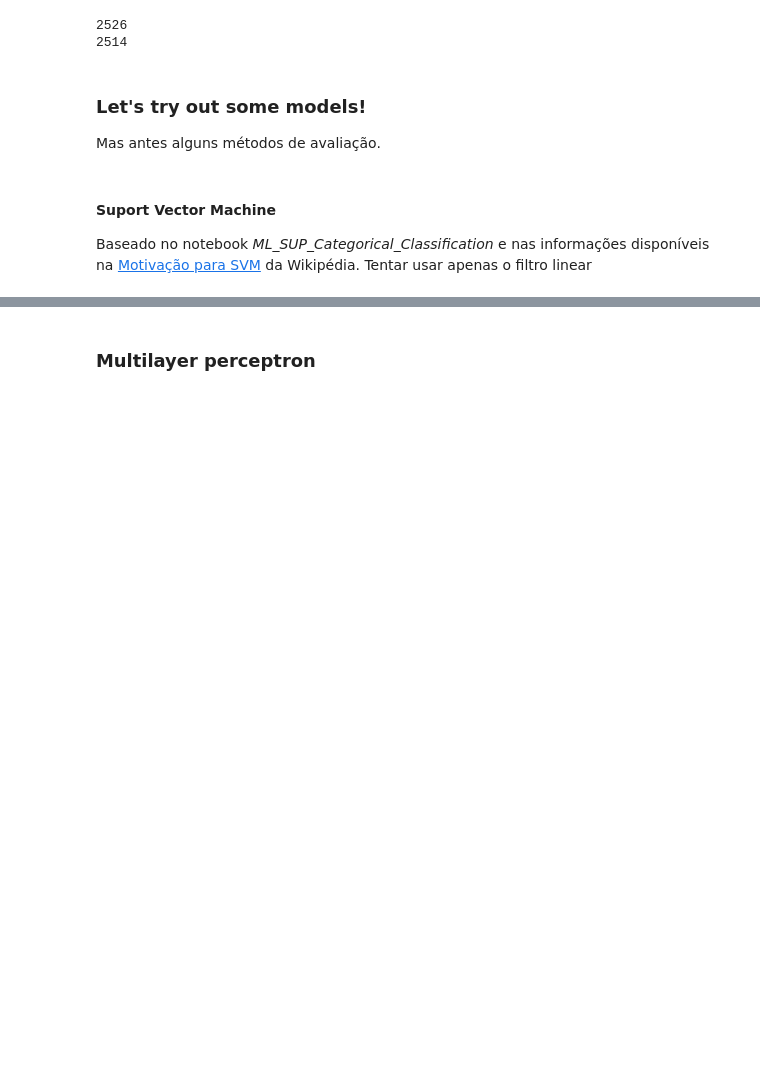
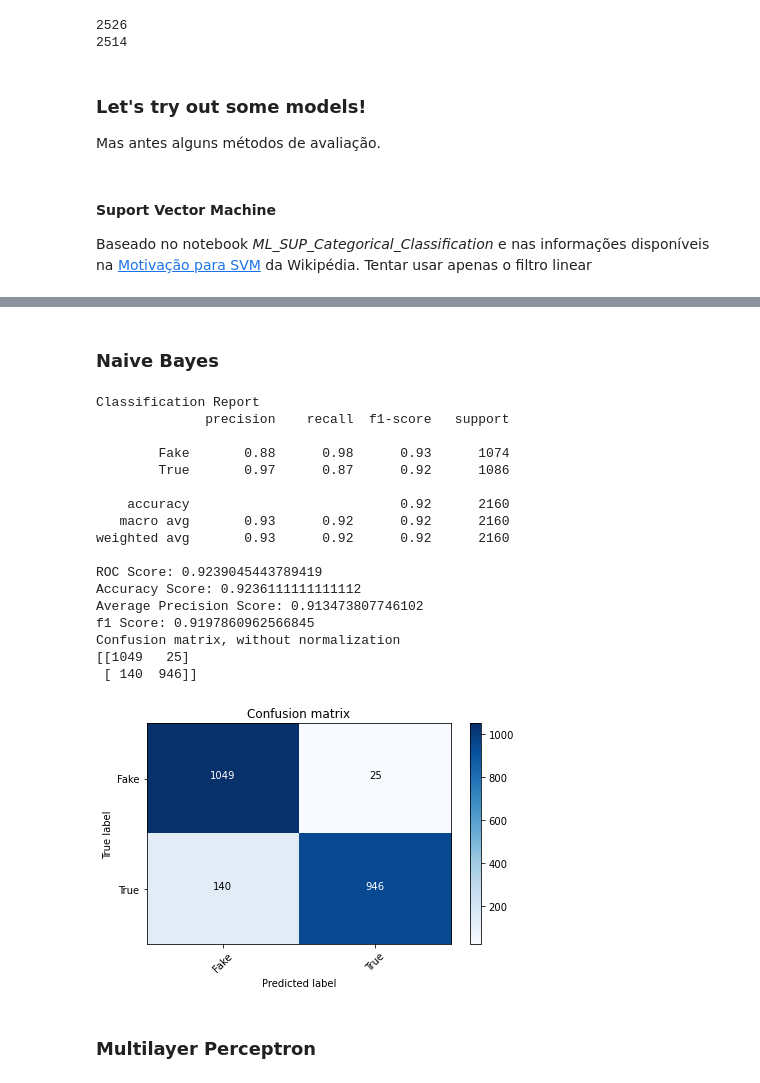
Before and after one commit to isaquepim/Isaura_detector, a Jupyter notebook: Fakebr.ipynb, the cells around one changed output, grey strips where cells are left out. Saved outputs shown, nothing was run; the diff lists cells and outputs as text; code cells hidden in the pictures; blank space fills up the shorter version.

```diff
--- a/Fakebr.ipynb
+++ b/Fakebr.ipynb
@@ -203,2 +261,31 @@ Confusion matrix, without normalization
-# %% [markdown]
-### Multilayer perceptron
+# %% [markdown]
+###  Naive Bayes
+# %%
+from sklearn import naive_bayes
+
+
+clf_bayes = naive_bayes.MultinomialNB()
+clf_bayes.fit(X_train,y_train)
+
+roc_bayes = clf_eval(clf_bayes,X_test,y_test)
+# %% [output]
+Classification Report
+              precision    recall  f1-score   support
+
+        Fake       0.88      0.98      0.93      1074
+        True       0.97      0.87      0.92      1086
+
+    accuracy                           0.92      2160
+   macro avg       0.93      0.92      0.92      2160
+weighted avg       0.93      0.92      0.92      2160
+
+ROC Score: 0.9239045443789419
+Accuracy Score: 0.9236111111111112
+Average Precision Score: 0.913473807746102
+f1 Score: 0.9197860962566845
+Confusion matrix, without normalization
+[[1049   25]
+ [ 140  946]]
+[figure, added]
+# %% [markdown]
+### Multilayer Perceptron
```
Also changed, not shown: parts of 15 cells of this notebook.
